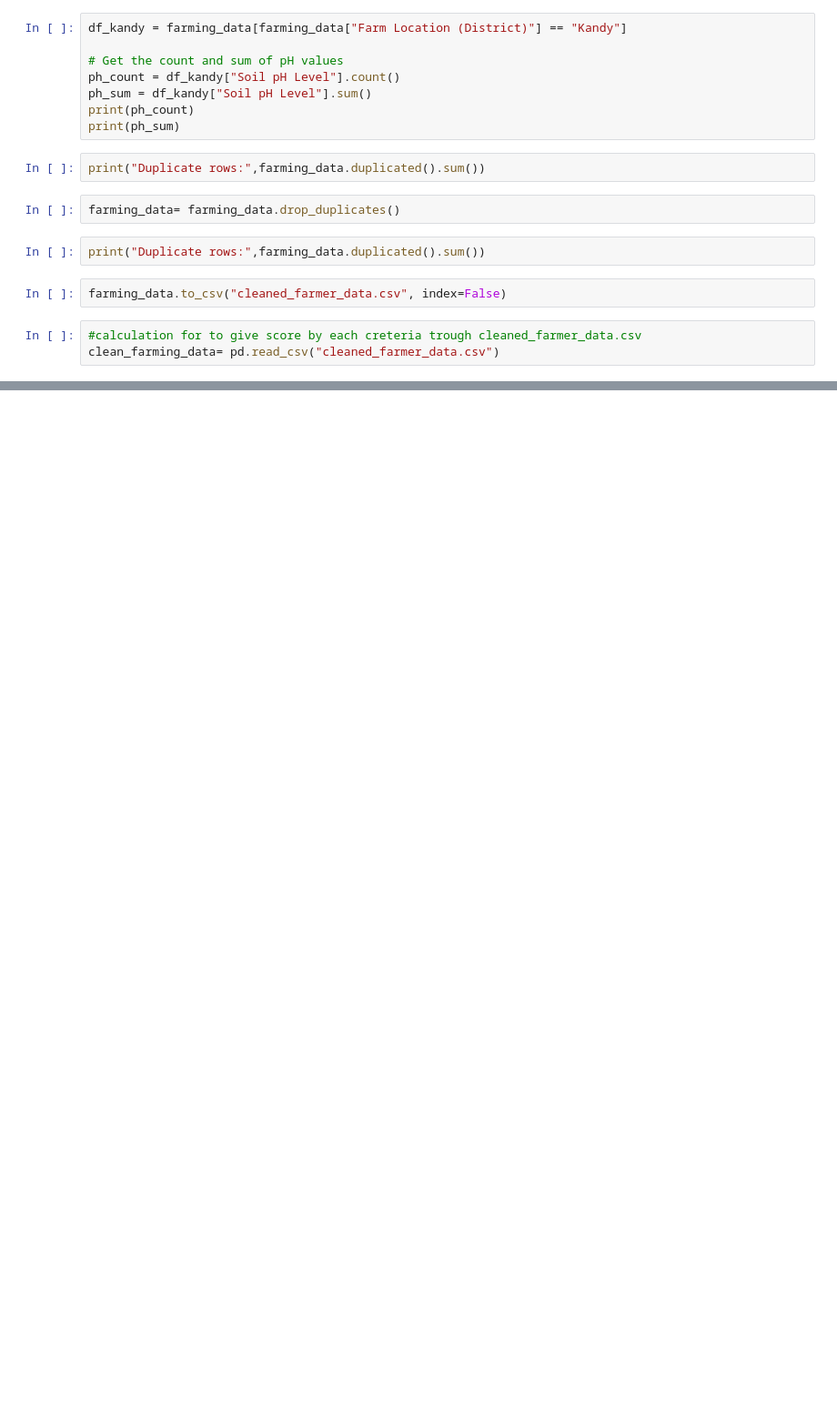
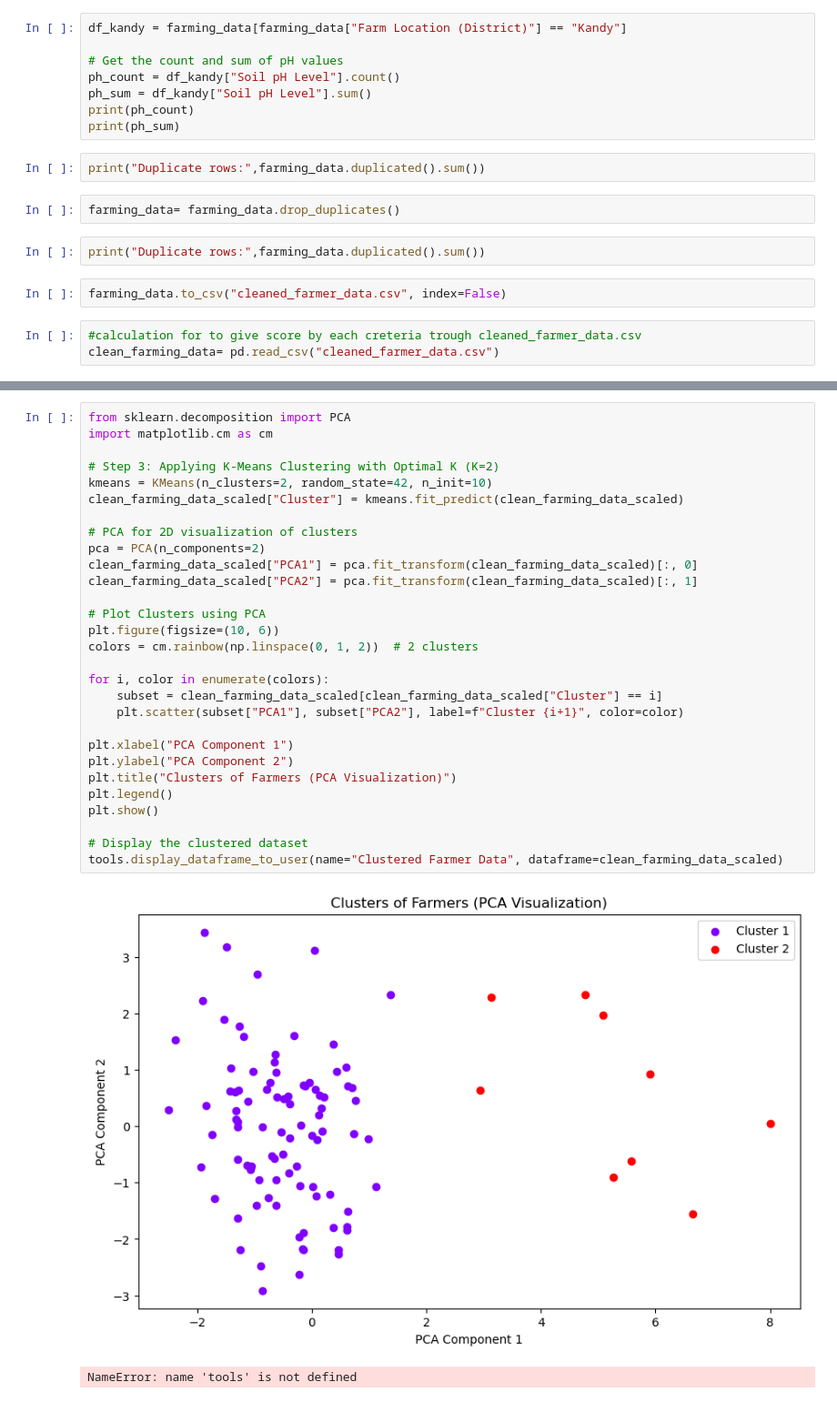
Before and after one commit to uvindu12/AgroEdge-Frontend, a Jupyter notebook: old farmers data analysis .ipynb, the cells around one changed output, grey strips where cells are left out. Shown at 91% size. Saved outputs shown, nothing was run; the diff lists cells and outputs as text; blank space fills up the shorter version.

```diff
--- a/old farmers data analysis .ipynb
+++ b/old farmers data analysis .ipynb
@@ -633,0 +694,32 @@ Length: 63, dtype: int64
+# %%
+from sklearn.decomposition import PCA
+import matplotlib.cm as cm
+
+# Step 3: Applying K-Means Clustering with Optimal K (K=2)
+kmeans = KMeans(n_clusters=2, random_state=42, n_init=10)
+clean_farming_data_scaled["Cluster"] = kmeans.fit_predict(clean_farming_data_scaled)
+
+# PCA for 2D visualization of clusters
+pca = PCA(n_components=2)
+clean_farming_data_scaled["PCA1"] = pca.fit_transform(clean_farming_data_scaled)[:, 0]
+clean_farming_data_scaled["PCA2"] = pca.fit_transform(clean_farming_data_scaled)[:, 1]
+
+# Plot Clusters using PCA
+plt.figure(figsize=(10, 6))
+colors = cm.rainbow(np.linspace(0, 1, 2))  # 2 clusters
+
+for i, color in enumerate(colors):
+    subset = clean_farming_data_scaled[clean_farming_data_scaled["Cluster"] == i]
+    plt.scatter(subset["PCA1"], subset["PCA2"], label=f"Cluster {i+1}", color=color)
+
+plt.xlabel("PCA Component 1")
+plt.ylabel("PCA Component 2")
+plt.title("Clusters of Farmers (PCA Visualization)")
+plt.legend()
+plt.show()
+
+# Display the clustered dataset
+tools.display_dataframe_to_user(name="Clustered Farmer Data", dataframe=clean_farming_data_scaled)
+# %% [output]
+[figure, added]
+NameError: name 'tools' is not defined
```
Also changed, not shown: parts of 3 cells of this notebook, 3 other files.
